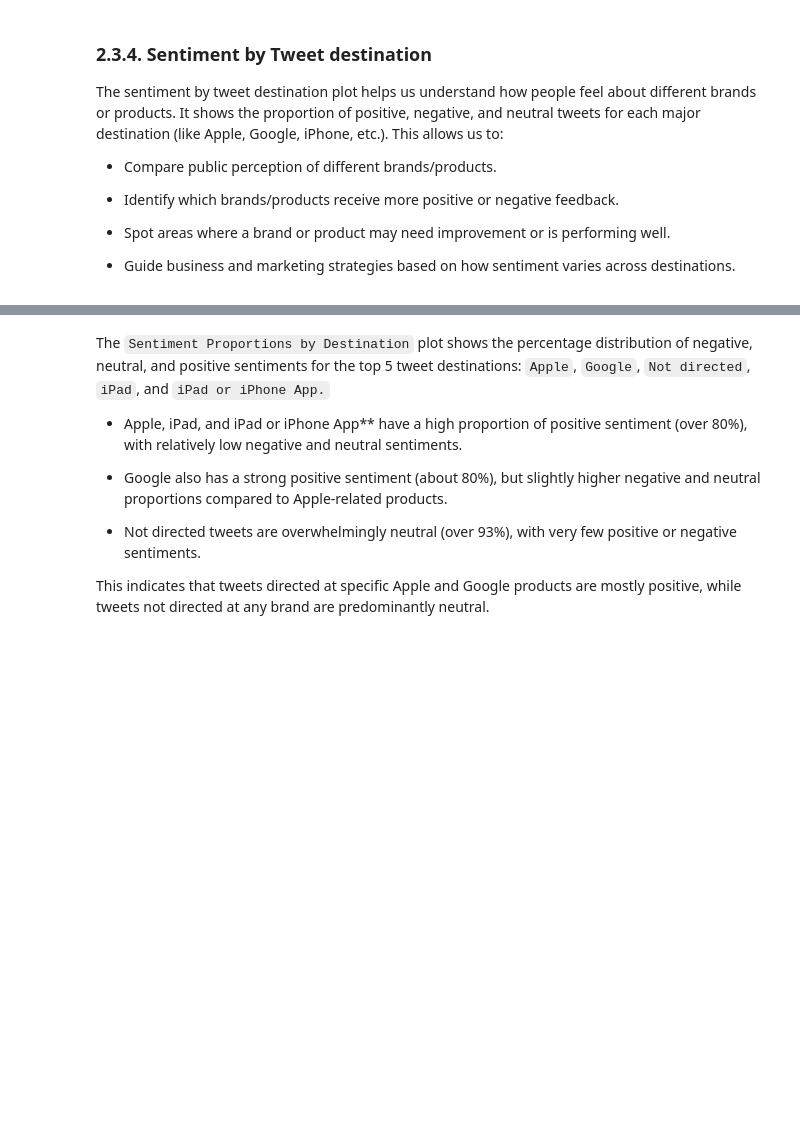
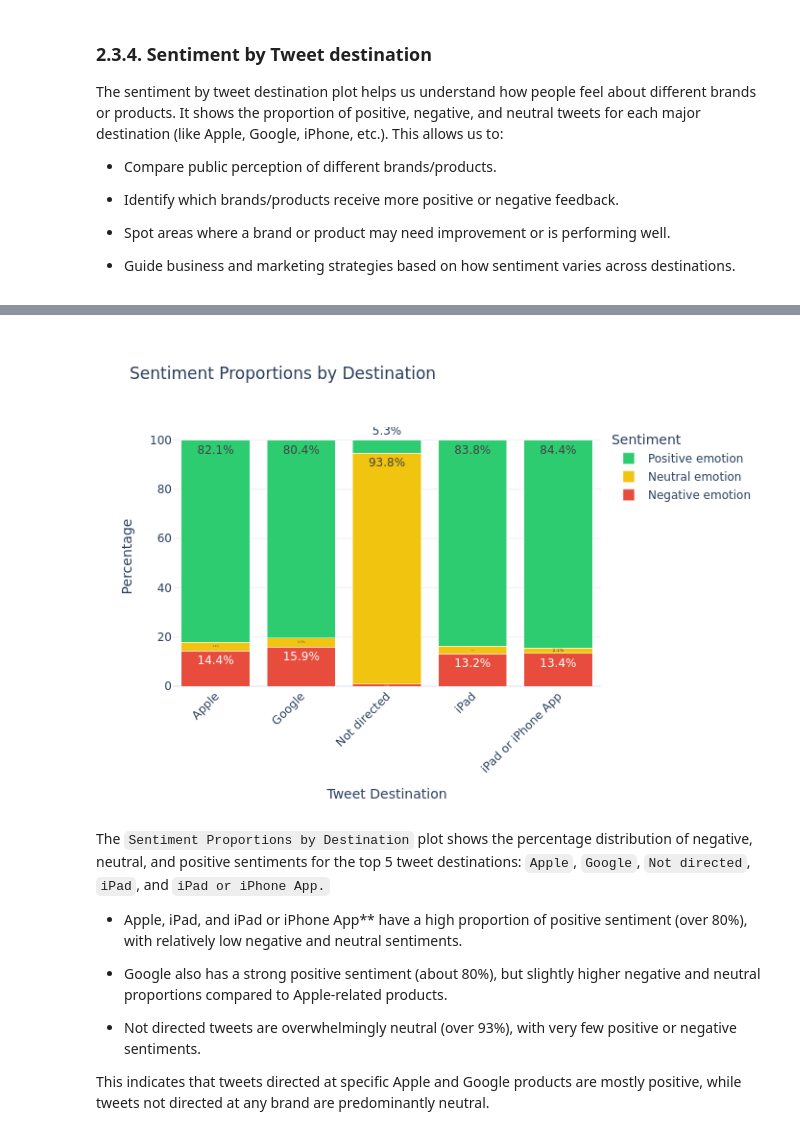
Before and after one commit to Patricknmaina/phase-4-project, a Jupyter notebook: nlp.ipynb, the cells around one changed output, grey strips where cells are left out. Saved outputs shown, nothing was run; the diff lists cells and outputs as text; code cells hidden in the pictures; blank space fills up the shorter version.

```diff
--- a/nlp.ipynb
+++ b/nlp.ipynb
@@ -420,33 +431,41 @@ sentiment_colors = {
     'Positive emotion': '#2ecc71',   # green
     'Negative emotion': '#e74c3c',   # red
     'Neutral emotion':  '#f1c40f'    # yellow
 }
 
 fig = go.Figure()
 
 for sentiment in sentiment_dest_pct.columns:
     fig.add_trace(go.Bar(
         x=sentiment_dest_pct.index,
         y=sentiment_dest_pct[sentiment],
         name=sentiment,
         text=sentiment_dest_pct[sentiment].round(1).astype(str) + '%',
         textposition='auto',
         marker_color=sentiment_colors.get(sentiment, None)
     ))
 
 fig.update_layout(
     barmode='stack',
     title='Sentiment Proportions by Destination',
     xaxis_title='Tweet Destination',
     yaxis_title='Percentage',
     legend_title='Sentiment',
     xaxis_tickangle=-45,
     template='plotly_white',
     # width=1200,
     height=800
 )
 
 fig.show()
+
+# Save as PNG
+fig.write_image("plotly_images/sentiment_by_destination_2.png")
+
+# Display the image (so it appears in PDF)
+display(Image("plotly_images/sentiment_by_destination_2.png"))
+# %% [output]
+[figure, added]
 # %% [markdown]
 The `Sentiment Proportions by Destination` plot shows the percentage distribution of negative, neutral, and positive sentiments for the top 5 tweet destinations: `Apple`, `Google`, `Not directed`, `iPad`, and `iPad or iPhone App.`
 
```
Also changed, not shown: parts of 13 cells of this notebook.
